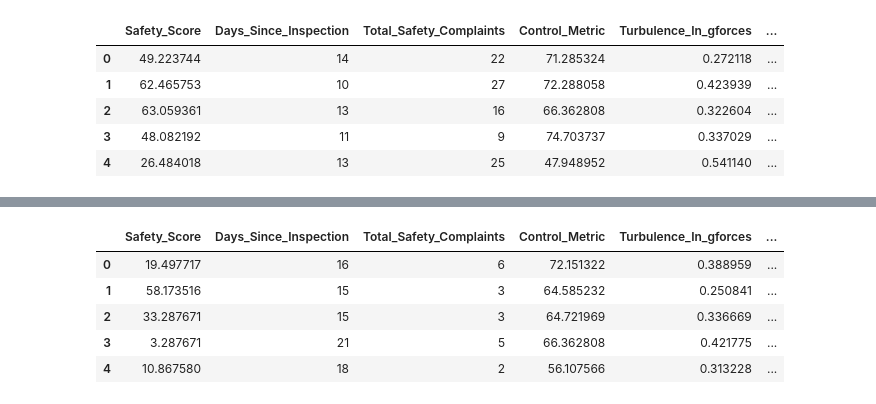
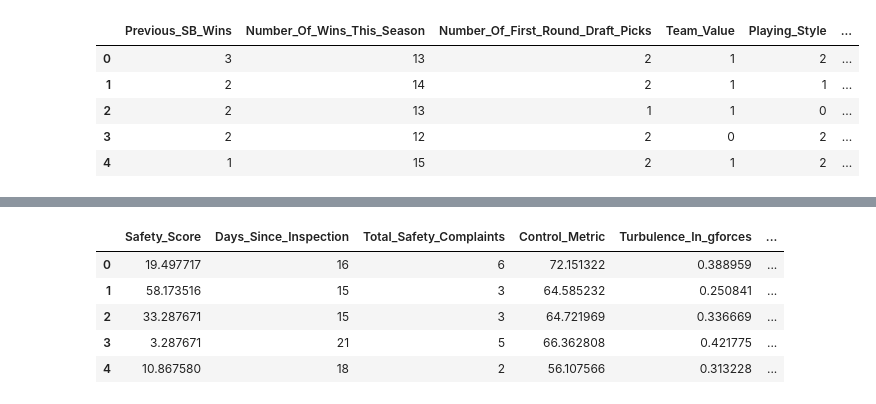
Before and after one commit to Sudhir22/Big-Game-Prediction, a Jupyter notebook: Model_XGBoost.ipynb, the cells around one changed output, grey strips where cells are left out. Saved outputs shown, nothing was run; the diff lists cells and outputs as text; code cells hidden in the pictures.

```diff
--- a/Model_XGBoost.ipynb
+++ b/Model_XGBoost.ipynb
@@ -45,5 +46,5 @@ from catboost import CatBoostClassifier
 # %%
-train_data=pd.read_csv('Plane-Accident-Severity/train.csv')
+train_data=pd.read_csv('Big-Game-Prediction/train.csv')
 # %%
 train_data.head()
 # %% [output]
@@ -87,3 +57,12 @@ for index,row in train_data.groupby(['Accident_Type_Code','Severity_Code']):
+# %%
+train_data['Team_Value']=pd.Categorical(train_data['Team_Value'])
+train_data['Team_Value']=train_data['Team_Value'].cat.codes
+train_data['Playing_Style']=pd.Categorical(train_data['Playing_Style'])
+train_data['Playing_Style']=train_data['Playing_Style'].cat.codes
+train_data['Number_Of_Injured_Players']=pd.Categorical(train_data['Number_Of_Injured_Players'])
+train_data['Number_Of_Injured_Players']=train_data['Number_Of_Injured_Players'].cat.codes
+train_data['Coach_Experience_Level']=pd.Categorical(train_data['Coach_Experience_Level'])
+train_data['Coach_Experience_Level']=train_data['Coach_Experience_Level'].cat.codes
 # %%
 def mean_encoding(x,y):
   return float(x/y*1.0)
@@ -99,6 +69,3 @@ train_data.groupby(['Severity']).count()
-# %%
-train_data['Severity']=pd.Categorical(train_data['Severity'])
-train_data['Severity_Code']=train_data['Severity'].cat.codes
 # %%
 data_corr=train_data.corr()
 # %%
@@ -109,11 +76,11 @@ sns.heatmap(data_corr)
 # %%
-X=train_data.iloc[:,1:11]
+X=train_data.iloc[:,1:9]
 X.head()
 # %% [output]
-|  | Safety_Score | Days_Since_Inspection | Total_Safety_Complaints | Control_Metric | Turbulence_In_gforces | ... |
-| 0 | 49.223744 | 14 | 22 | 71.285324 | 0.272118 | ... |
-| 1 | 62.465753 | 10 | 27 | 72.288058 | 0.423939 | ... |
-| 2 | 63.059361 | 13 | 16 | 66.362808 | 0.322604 | ... |
-| 3 | 48.082192 | 11 | 9 | 74.703737 | 0.337029 | ... |
-| 4 | 26.484018 | 13 | 25 | 47.948952 | 0.541140 | ... |
+|  | Previous_SB_Wins | Number_Of_Wins_This_Season | Number_Of_First_Round_Draft_Picks | Team_Value | Playing_Style | ... |
+| 0 | 3 | 13 | 2 | 1 | 2 | ... |
+| 1 | 2 | 14 | 2 | 1 | 1 | ... |
+| 2 | 2 | 13 | 1 | 1 | 0 | ... |
+| 3 | 2 | 12 | 2 | 0 | 2 | ... |
+| 4 | 1 | 15 | 2 | 1 | 2 | ... |
 # %%
```
Also changed, not shown: parts of 18 cells of this notebook.
